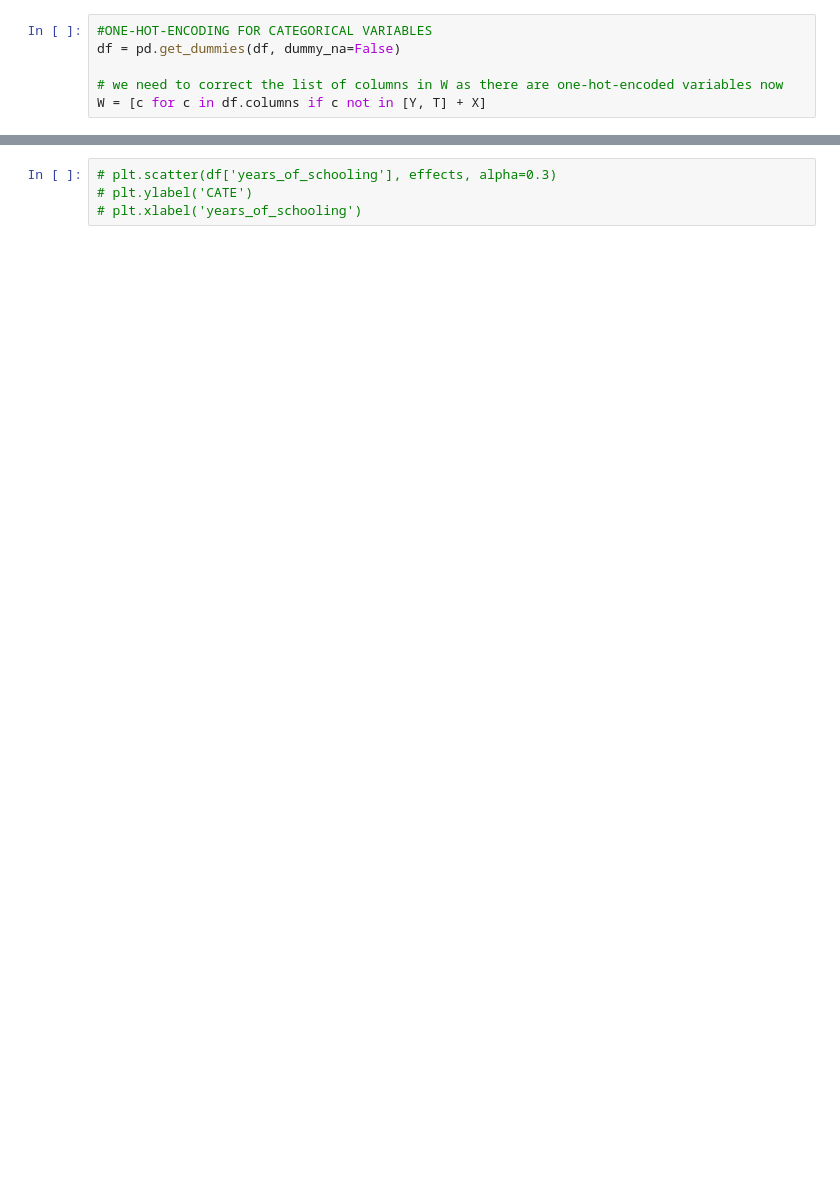
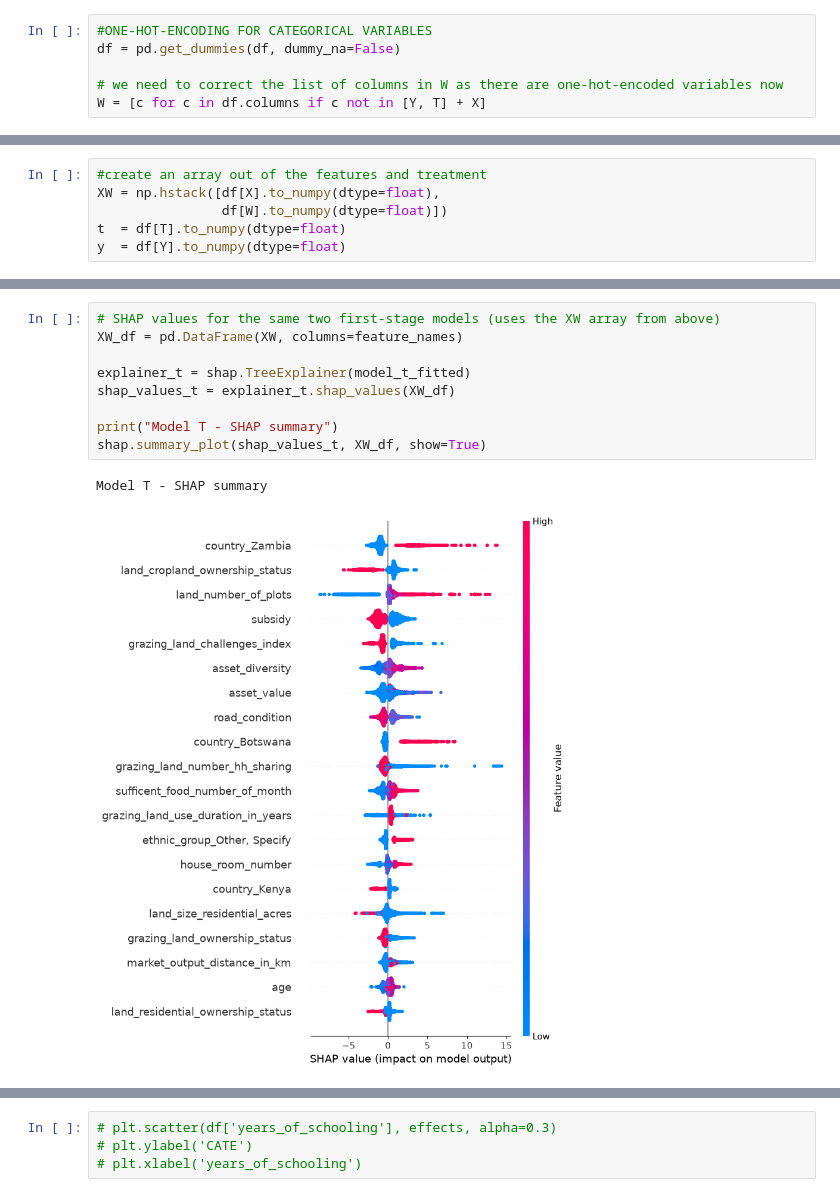
Before and after one commit to fra-c08-job-futures/c08-farming-exit, a Jupyter notebook: notebooks/04_causal_forest.ipynb, the cells around one changed output, grey strips where cells are left out. Saved outputs shown, nothing was run; the diff lists cells and outputs as text; blank space fills up the shorter version.

```diff
--- a/notebooks/04_causal_forest.ipynb
+++ b/notebooks/04_causal_forest.ipynb
@@ -269,0 +321,6 @@ est.fit(Y=df[Y], T=df[T], X=df[X], W=df[W], cache_values=True)
+# %%
+#create an array out of the features and treatment
+XW = np.hstack([df[X].to_numpy(dtype=float),
+                df[W].to_numpy(dtype=float)])
+t  = df[T].to_numpy(dtype=float)
+y  = df[Y].to_numpy(dtype=float)
@@ -269,0 +386,12 @@ est.fit(Y=df[Y], T=df[T], X=df[X], W=df[W], cache_values=True)
+# %%
+# SHAP values for the same two first-stage models (uses the XW array from above)
+XW_df = pd.DataFrame(XW, columns=feature_names)
+
+explainer_t = shap.TreeExplainer(model_t_fitted)
+shap_values_t = explainer_t.shap_values(XW_df)
+
+print("Model T - SHAP summary")
+shap.summary_plot(shap_values_t, XW_df, show=True)
+# %% [output]
+Model T - SHAP summary
+[figure, added]
```
Also changed, not shown: parts of 30 cells of this notebook.
